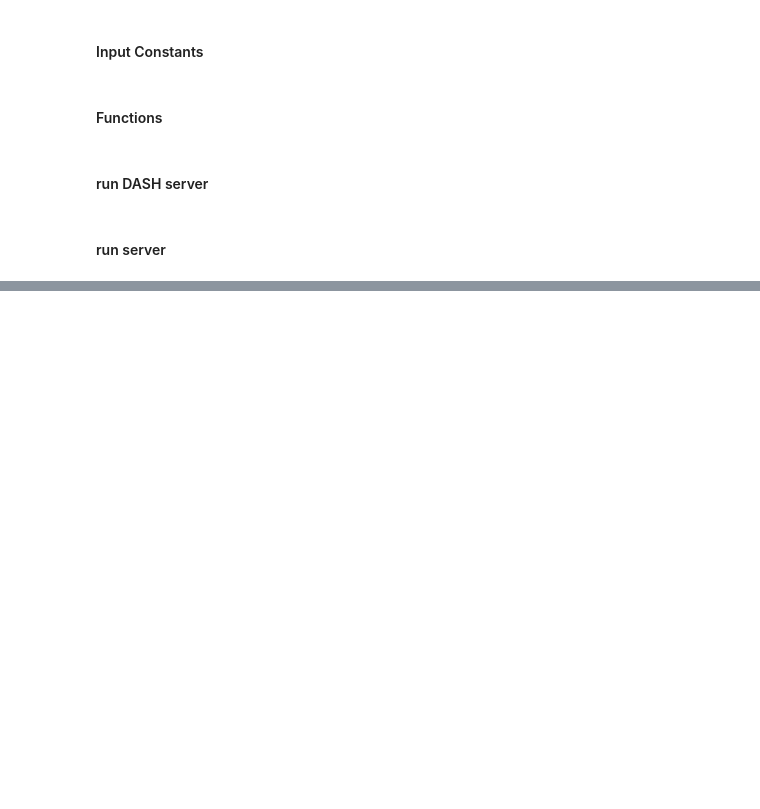
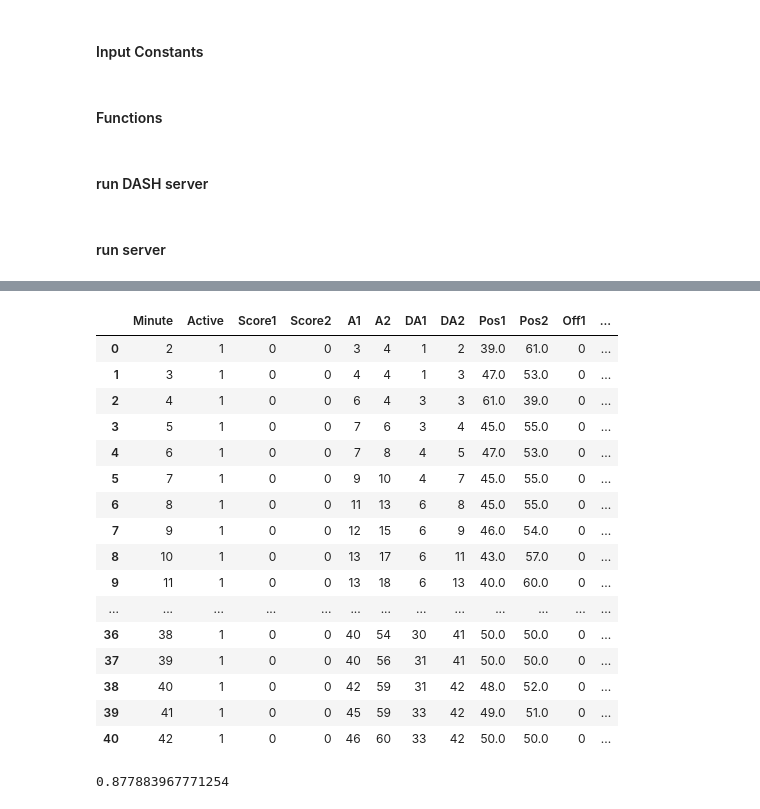
Before and after one commit to cappelchi/calcio_norebooks, a Jupyter notebook: draft/football_live_production_prototype_heft8.ipynb, the cells around one changed output, grey strips where cells are left out. Drawn from its saved outputs; the diff is of its cells as text; code cells hidden in the pictures; blank space fills up the shorter version.

```diff
--- a/draft/football_live_production_prototype_heft8.ipynb
+++ b/draft/football_live_production_prototype_heft8.ipynb
@@ -497,0 +958,44 @@ app.run_server(mode='inline')
+# %%
+match_df = match_df.fillna(method = 'ffill')
+# %%
+P1, PX, P2 = pd.read_csv(
+                    file_path,
+                    sep = ';',
+                    nrows = 1,
+                    header = None
+                        ).values[0]
+# %%
+match_df.loc[:,['P1', 'P2']] = np.array((P1, P2), dtype = np.float32)
+# %%
+# трансформируем голы
+match_df[match_df['Score1'].isna()] = 0
+match_df['Score1_norm'] = match_df['Score1'].fillna(method = 'ffill').fillna(0).astype(np.float32) / 4
+match_df.loc[match_df['Score1'] > 3, ['Score1_norm']] = 1.0
+match_df[match_df['Score2'].isna()] = 0
+match_df['Score2_norm'] = match_df['Score2'].fillna(method = 'ffill').fillna(0).astype(np.float32) / 4
+match_df.loc[match_df['Score2'] > 3, ['Score2_norm']] = 1.0
+match_df['Score_diff'] = match_df['Score1'].astype(np.int16) - match_df['Score2'].astype(np.int16)
+match_df.loc[match_df['Score_diff'] < -4, ['Score_diff']] = -4
+match_df.loc[match_df['Score_diff'] > 4, ['Score_diff']] = 4
+match_df[[f'Score_cat_{n}' for n in range(1, 10)]] = np.eye(9)[match_df['Score_diff'].values + 4]
+match_df['Score_diff'] = match_df['Score_diff'].astype(np.float32) / np.float32(4.0)
+# %%
+match_df
+# %% [output]
+|  | Minute | Active | Score1 | Score2 | A1 | A2 | DA1 | DA2 | Pos1 | Pos2 | Off1 | ... |
+| 0 | 2 | 1 | 0 | 0 | 3 | 4 | 1 | 2 | 39.0 | 61.0 | 0 | ... |
+| 1 | 3 | 1 | 0 | 0 | 4 | 4 | 1 | 3 | 47.0 | 53.0 | 0 | ... |
+| 2 | 4 | 1 | 0 | 0 | 6 | 4 | 3 | 3 | 61.0 | 39.0 | 0 | ... |
+| 3 | 5 | 1 | 0 | 0 | 7 | 6 | 3 | 4 | 45.0 | 55.0 | 0 | ... |
+| 4 | 6 | 1 | 0 | 0 | 7 | 8 | 4 | 5 | 47.0 | 53.0 | 0 | ... |
+| 5 | 7 | 1 | 0 | 0 | 9 | 10 | 4 | 7 | 45.0 | 55.0 | 0 | ... |
+| 6 | 8 | 1 | 0 | 0 | 11 | 13 | 6 | 8 | 45.0 | 55.0 | 0 | ... |
+| 7 | 9 | 1 | 0 | 0 | 12 | 15 | 6 | 9 | 46.0 | 54.0 | 0 | ... |
+| 8 | 10 | 1 | 0 | 0 | 13 | 17 | 6 | 11 | 43.0 | 57.0 | 0 | ... |
+| 9 | 11 | 1 | 0 | 0 | 13 | 18 | 6 | 13 | 40.0 | 60.0 | 0 | ... |
+| ... | ... | ... | ... | ... | ... | ... | ... | ... | ... | ... | ... | ... |
+| 36 | 38 | 1 | 0 | 0 | 40 | 54 | 30 | 41 | 50.0 | 50.0 | 0 | ... |
+| 37 | 39 | 1 | 0 | 0 | 40 | 56 | 31 | 41 | 50.0 | 50.0 | 0 | ... |
+| 38 | 40 | 1 | 0 | 0 | 42 | 59 | 31 | 42 | 48.0 | 52.0 | 0 | ... |
+| 39 | 41 | 1 | 0 | 0 | 45 | 59 | 33 | 42 | 49.0 | 51.0 | 0 | ... |
+| 40 | 42 | 1 | 0 | 0 | 46 | 60 | 33 | 42 | 50.0 | 50.0 | 0 | ... |
@@ -497,0 +1037,4 @@ app.run_server(mode='inline')
+# %%
+model_dict['handicap']['1'].predict(input_vector) * 21
+# %% [output]
+0.877883967771254
```
Also changed, not shown: parts of 76 cells of this notebook.
